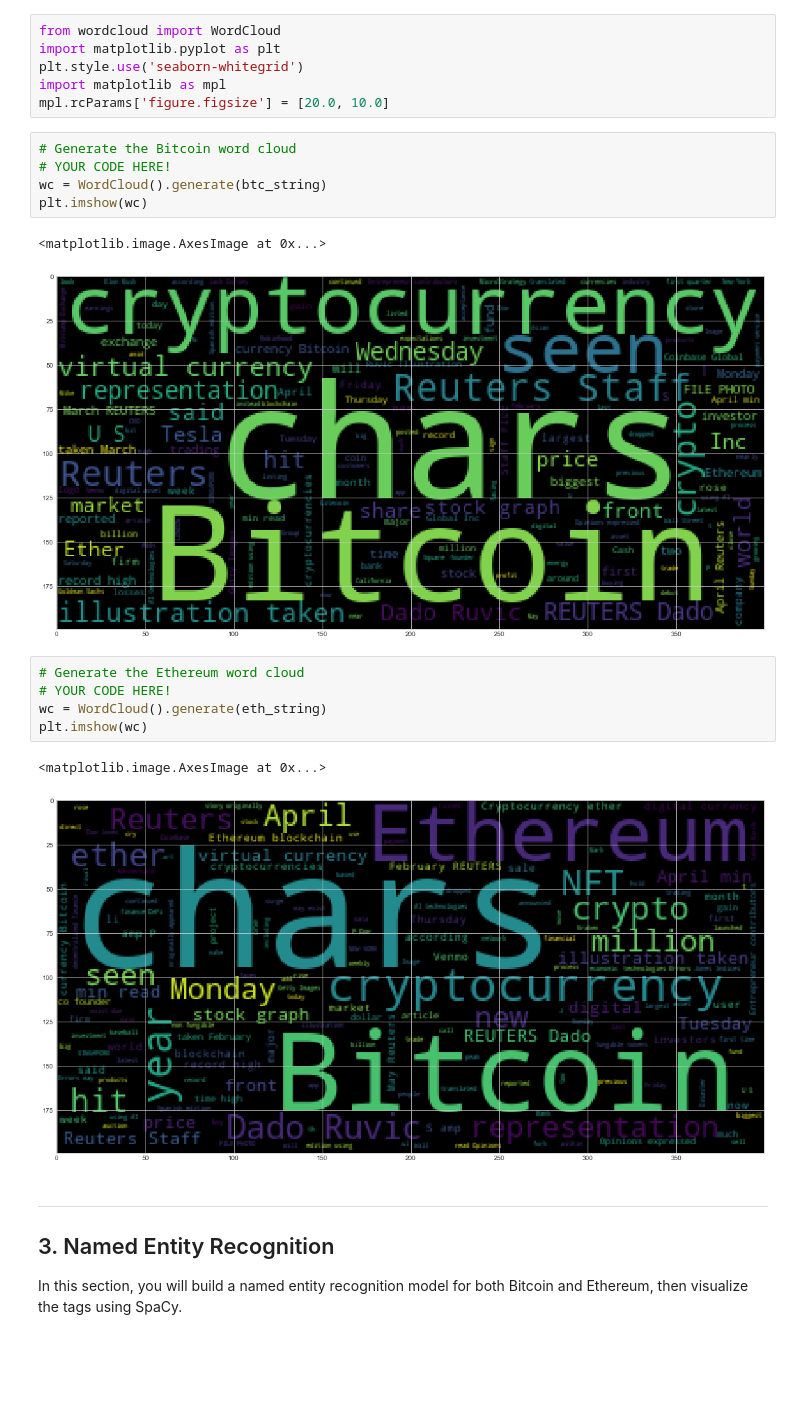
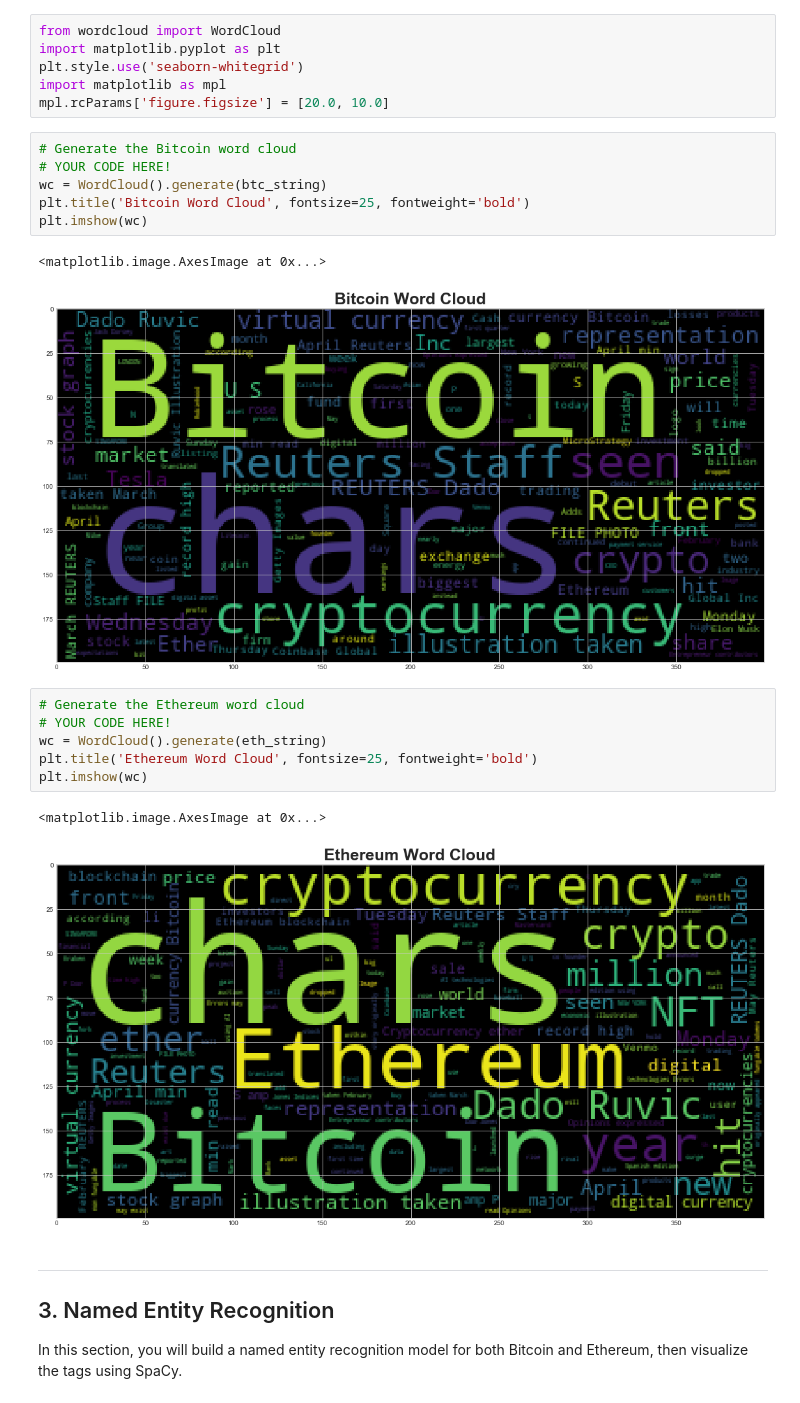
Before and after one commit to JacobJ215/Crypto-Sentiment, a Jupyter notebook: crypto_sentiment.ipynb, the cells around one changed output. Drawn from its saved outputs; the diff is of its cells as text; blank space fills up the shorter version.

```diff
--- a/crypto_sentiment.ipynb
+++ b/crypto_sentiment.ipynb
@@ -357,19 +357,21 @@ mpl.rcParams['figure.figsize'] = [20.0, 10.0]
 # %%
 # Generate the Bitcoin word cloud
 # YOUR CODE HERE!
 wc = WordCloud().generate(btc_string)
+plt.title('Bitcoin Word Cloud', fontsize=25, fontweight='bold')
 plt.imshow(wc)
 # %% [output]
 <matplotlib.image.AxesImage at 0x...>
-[figure, old version]
+[figure, new version]
 # %%
 # Generate the Ethereum word cloud
 # YOUR CODE HERE!
 wc = WordCloud().generate(eth_string)
+plt.title('Ethereum Word Cloud', fontsize=25, fontweight='bold')
 plt.imshow(wc)
 # %% [output]
 <matplotlib.image.AxesImage at 0x...>
-[figure, old version]
+[figure, new version]
 # %% [markdown]
 ---
 ## 3. Named Entity Recognition
```
Also changed, not shown: parts of 8 cells of this notebook.
